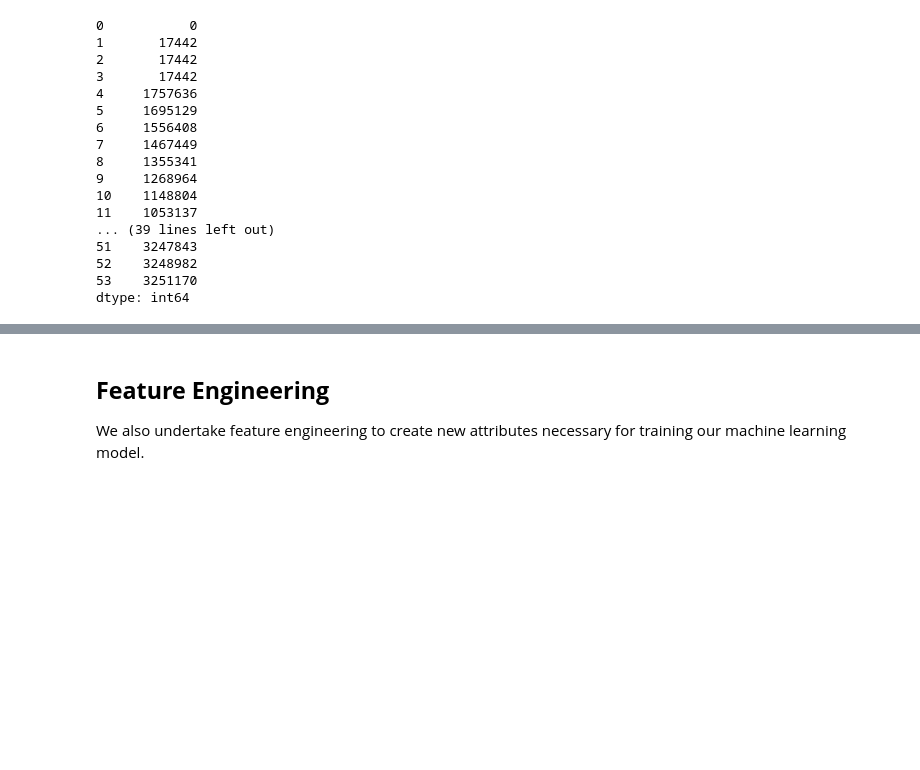
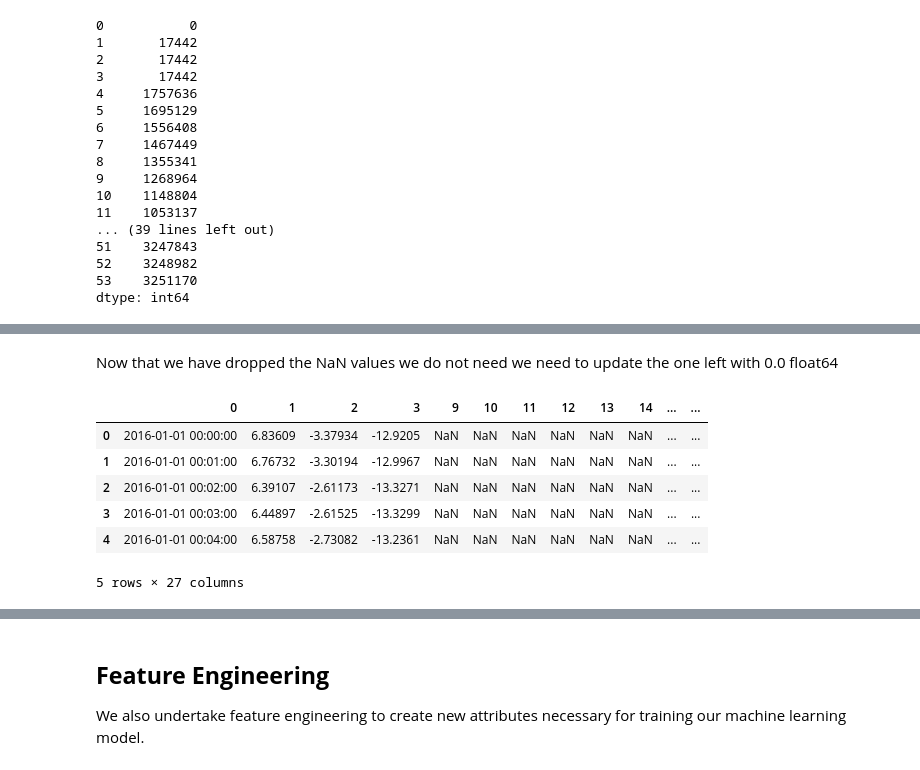
Before and after one commit to robotAstray/DSCOVR-plasma-analysis, a Jupyter notebook: notebooks/plasmaflow_forecast.ipynb, the cells around one changed output, grey strips where cells are left out. Cells and saved outputs as stored; diff of their text form; code cells hidden in the pictures; blank space fills up the shorter version.

```diff
--- a/notebooks/plasmaflow_forecast.ipynb
+++ b/notebooks/plasmaflow_forecast.ipynb
@@ -342,3 +428,6 @@ def linear_interpolation(df:  pd.DataFrame, init_column: int, end_column: int, g
     df[columns_to_interpolate] = df[columns_to_interpolate].interpolate(method='linear', limit=gap)
 
     return df
+# %%
+# call the function and interpolate missing values with in 5min gap
+interpolated_df = linear_interpolation(df, start_column=4, end_column=54, gap=5)
@@ -344,0 +444,37 @@ def linear_interpolation(df:  pd.DataFrame, init_column: int, end_column: int, g
+# %%
+# Function to calculate the maximum consecutive NaN values in a column
+
+def consecutive_nan_count(column):
+    max_consecutive = 0
+    current_consecutive = 0
+
+    for value in column:
+        if pd.isna(value):
+            current_consecutive += 1
+            max_consecutive = max(max_consecutive, current_consecutive)
+        else:
+            current_consecutive = 0  # Reset the counter for non-NaN values
+
+    return max_consecutive
+
+
+# Calculate the maximum consecutive NaN values for each column in the subset
+# Calculate and print the maximum consecutive NaN values for columns
+for col in interpolated_df.columns:  # Adjust the range to match columns
+    max_consecutive_nan = consecutive_nan_count(interpolated_df[col])
+    print(f"Column {col}: {max_consecutive_nan} consecutive NaN values")
+
+# Drop columns with more than 0.615% consecutive NaN values
+threshold = 0.00615
+
+max_consecutive_values = {}
+column_index_map = {}  # Create a dictionary to map column index to name
+for column in interpolated_df.columns:  # Modify the range as needed
+    max_consecutive = consecutive_nan_count(interpolated_df[column])
+    max_consecutive_ratio = max_consecutive / len(interpolated_df.index)
+    max_consecutive_values[column] = max_consecutive_ratio
+# Drop columns that exceed the threshold
+for column, max_consecutive_ratio in max_consecutive_values.items():
+    print(f"Column {column}: {max_consecutive_ratio:} max_consecutive_ratio")
+    if max_consecutive_ratio > threshold:
+        interpolated_df.drop(column, axis=1, inplace=True)
@@ -344,0 +718,12 @@ def linear_interpolation(df:  pd.DataFrame, init_column: int, end_column: int, g
+# %% [markdown]
+Now that we have dropped the NaN values we do not need we need to update the one left with 0.0 float64
+# %%
+interpolated_df.head()
+# %% [output]
+|  | 0 | 1 | 2 | 3 | 9 | 10 | 11 | 12 | 13 | 14 | ... | ... |
+| 0 | 2016-01-01 00:00:00 | 6.83609 | -3.37934 | -12.9205 | NaN | NaN | NaN | NaN | NaN | NaN | ... | ... |
+| 1 | 2016-01-01 00:01:00 | 6.76732 | -3.30194 | -12.9967 | NaN | NaN | NaN | NaN | NaN | NaN | ... | ... |
+| 2 | 2016-01-01 00:02:00 | 6.39107 | -2.61173 | -13.3271 | NaN | NaN | NaN | NaN | NaN | NaN | ... | ... |
+| 3 | 2016-01-01 00:03:00 | 6.44897 | -2.61525 | -13.3299 | NaN | NaN | NaN | NaN | NaN | NaN | ... | ... |
+| 4 | 2016-01-01 00:04:00 | 6.58758 | -2.73082 | -13.2361 | NaN | NaN | NaN | NaN | NaN | NaN | ... | ... |
+5 rows × 27 columns
```
Also changed, not shown: parts of 11 cells of this notebook.
